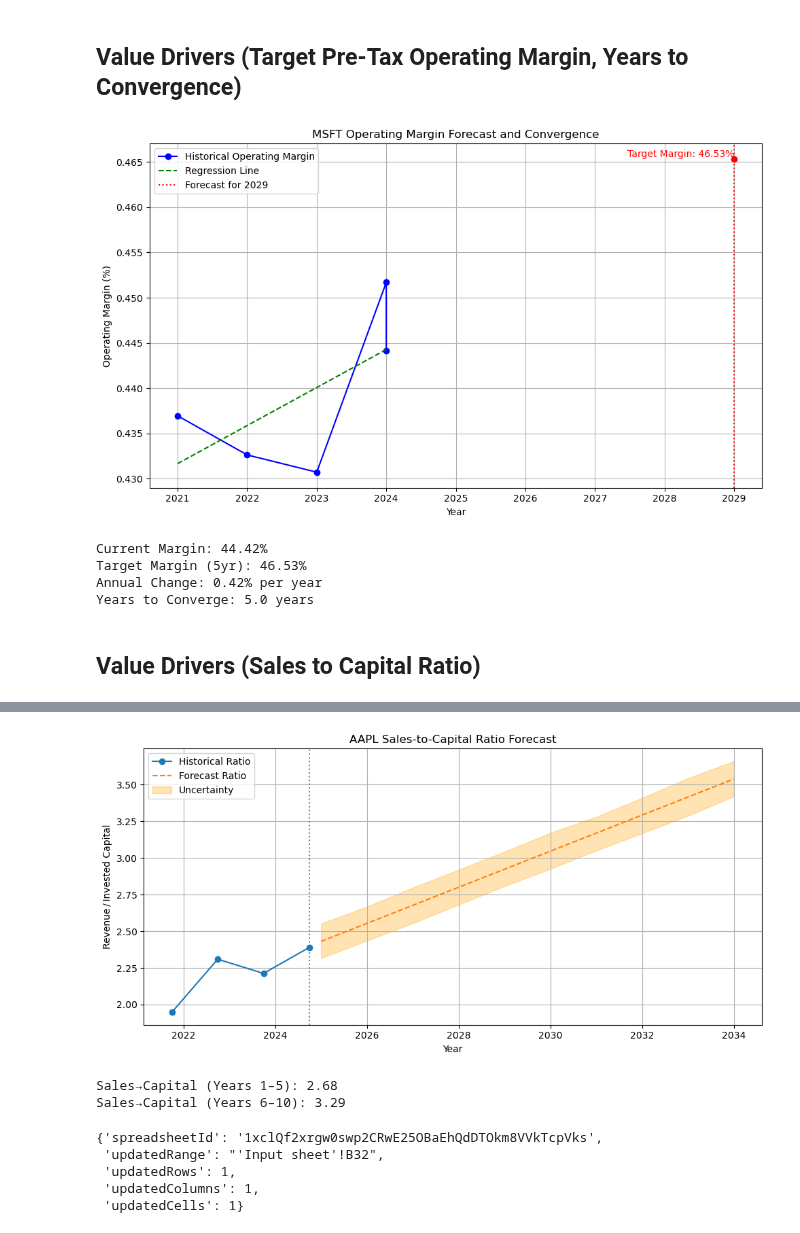
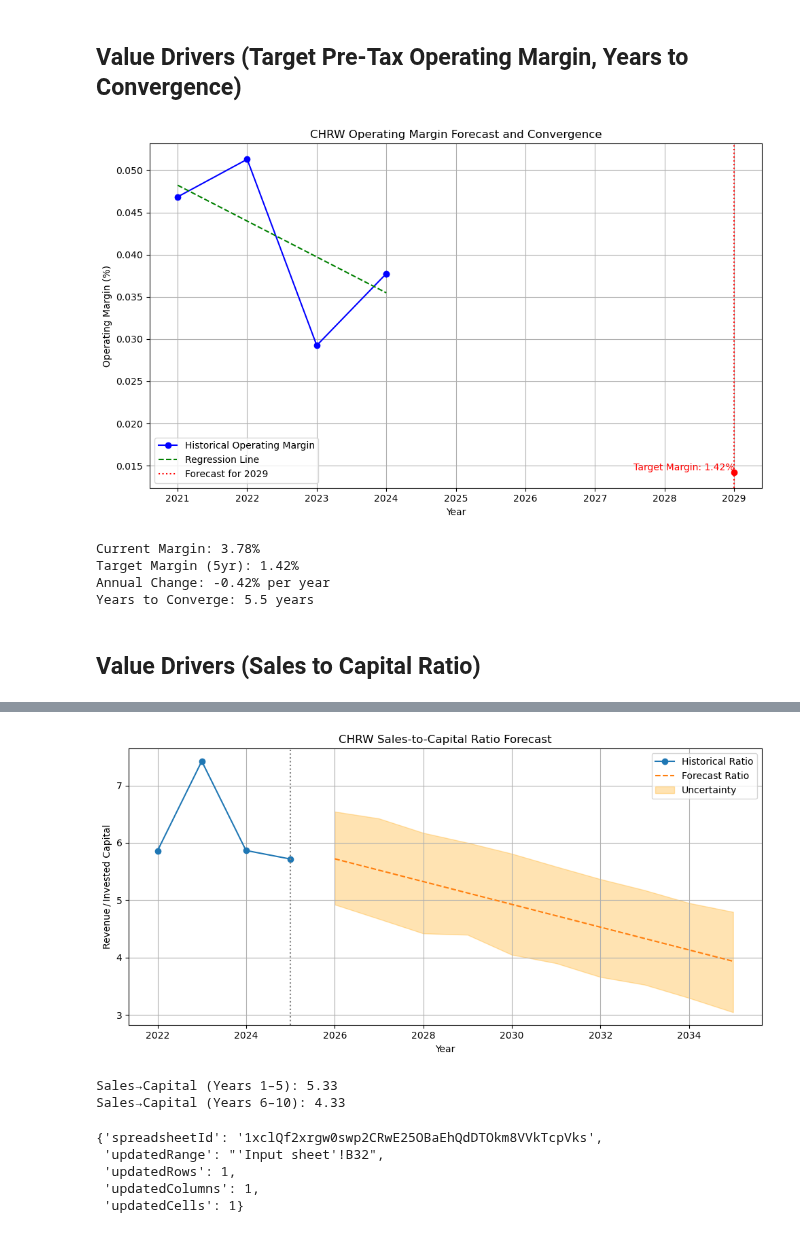
Before and after one commit to Chen-zexi/LangAlpha, a Jupyter notebook: notebooks/ginzu_interface.ipynb, the cells around one changed output, grey strips where cells are left out. Cells and saved outputs as stored; diff of their text form; code cells hidden in the pictures.

```diff
--- a/notebooks/ginzu_interface.ipynb
+++ b/notebooks/ginzu_interface.ipynb
@@ -1051,18 +1028,18 @@ def forecast_operating_margin(symbol: str, history_years: int = 5) -> dict:
         'margin_trend_df': margin_trend_df
     }
 # %%
-result = forecast_operating_margin('MSFT')
+result = forecast_operating_margin(company_ticker)
 
 print(f"Current Margin: {result['current_margin']:.2f}%")
 print(f"Target Margin (5yr): {result['target_margin']:.2f}%")
 print(f"Annual Change: {result['annual_change']:.2f}% per year")
 print(f"Years to Converge: {result['years_to_converge']:.1f} years")
 # %% [output]
-[figure, old version]
+[figure, new version]
-Current Margin: 44.42%
-Target Margin (5yr): 46.53%
-Annual Change: 0.42% per year
-Years to Converge: 5.0 years
+Current Margin: 3.78%
+Target Margin (5yr): 1.42%
+Annual Change: -0.42% per year
+Years to Converge: 5.5 years
 # %% [markdown]
 ## Value Drivers (Sales to Capital Ratio)
 # %%
@@ -1151,7 +1128,7 @@ def forecast_sales_to_capital_ratio(
         'forecast_df': fut[['ds','yhat','yhat_lower','yhat_upper']]
     }
 # %%
-res = forecast_sales_to_capital_ratio("AAPL", history_years=10, cps=0.1)
+res = forecast_sales_to_capital_ratio(company_ticker, history_years=10, cps=0.1)
 print(f"Sales→Capital (Years 1–5): {res['avg_1_5']:.2f}")
 print(f"Sales→Capital (Years 6–10): {res['avg_6_10']:.2f}")
 # %% [output]
@@ -1160,6 +1137,6 @@ print(f"Sales→Capital (Years 6–10): {res['avg_6_10']:.2f}")
-[figure, old version]
+[figure, new version]
-Sales→Capital (Years 1–5): 2.68
-Sales→Capital (Years 6–10): 3.29
+Sales→Capital (Years 1–5): 5.33
+Sales→Capital (Years 6–10): 4.33
 # %%
 rev_growth_rate_for_next_year = input('What is the revenue growth rate for the next year?')
 operating_margin_for_next_year = input('What is the operating margin for the next year?')
```
Also changed, not shown: parts of 19 cells of this notebook.
